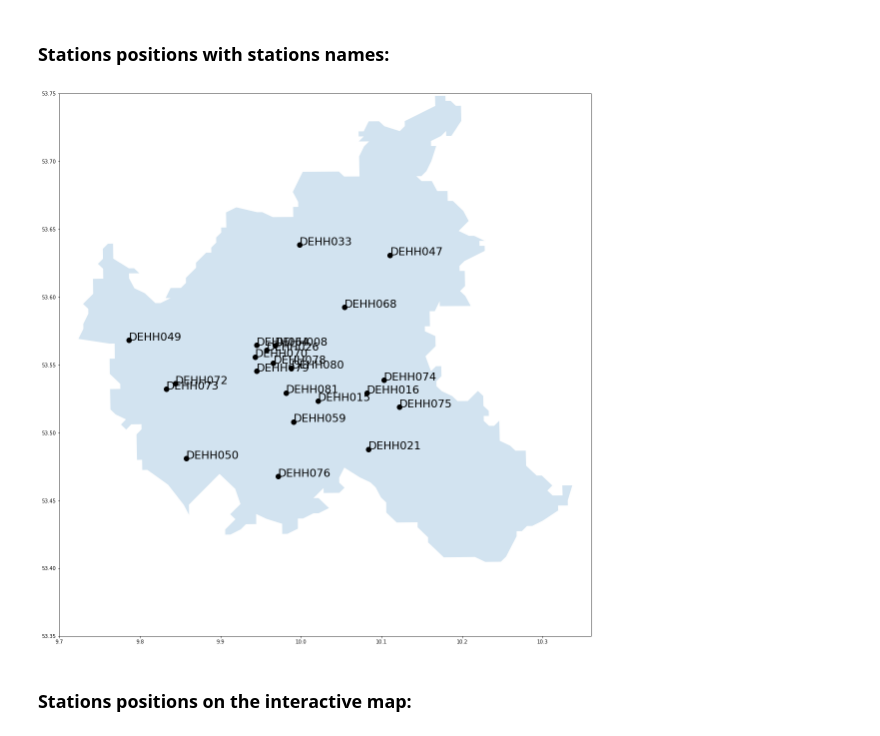
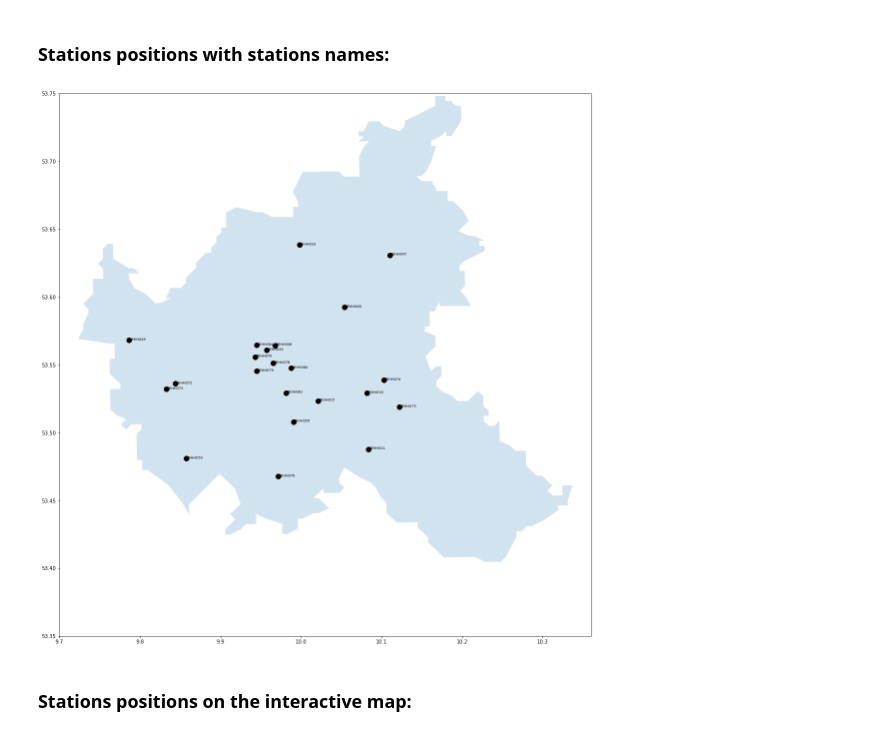
Before and after one commit to EvgenyGorelov/CorrelAid-Development-of-air-pollution-in-Hamburg, a Jupyter notebook: Correlaid.2019.data_exp.pandas.1.0.ipynb, the cells around one changed output. Drawn from its saved outputs; the diff is of its cells as text; code cells hidden in the pictures.

```diff
--- a/Correlaid.2019.data_exp.pandas.1.0.ipynb
+++ b/Correlaid.2019.data_exp.pandas.1.0.ipynb
@@ -477,28 +473,28 @@ hamburg_shape_df = de_shape_df.query('NAME_1 == "Hamburg"')
 # %%
 fig, ax = plt.subplots(figsize=(40, 20))
 
 hamburg_shape_df.plot(
     ax=ax,
     alpha=0.2
 )
 
 plt.xlim(9.7, 10.36)  # not to show the islands that belongs to Hamburg
 plt.ylim(53.35, 53.75)
 
 ax.scatter(
     np.array(SensorLocationHH["SensorLat"]),
     np.array(SensorLocationHH["SensorLong"]),
     marker='o',
     c='black',
     s=100,
     alpha=1.0
 )
 
 for index, row in SensorLocationHH.iterrows():
-    ax.annotate(row["SensorID"], (row["SensorLat"], row["SensorLong"]), fontsize=22, alpha=1.0)
+    ax.annotate(row["SensorID"], (row["SensorLat"], row["SensorLong"]), fontsize=7, alpha=1.0)
 plt.show()
 # %% [output]
-[figure, old version]
+[figure, new version]
 # %% [markdown]
 ### Stations positions on the interactive map:
 # %%
```
Also changed, not shown: parts of 2 cells of this notebook.
